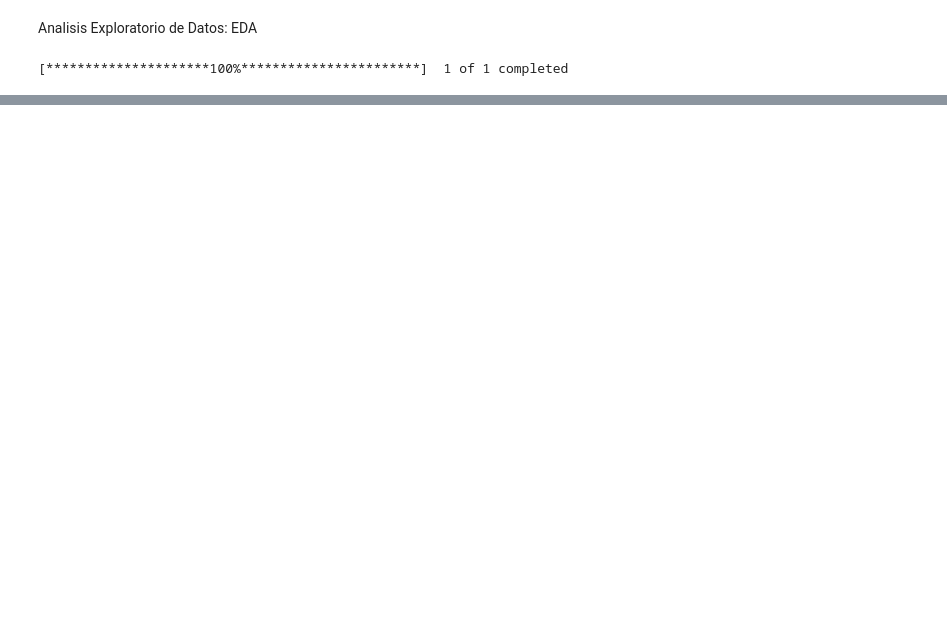
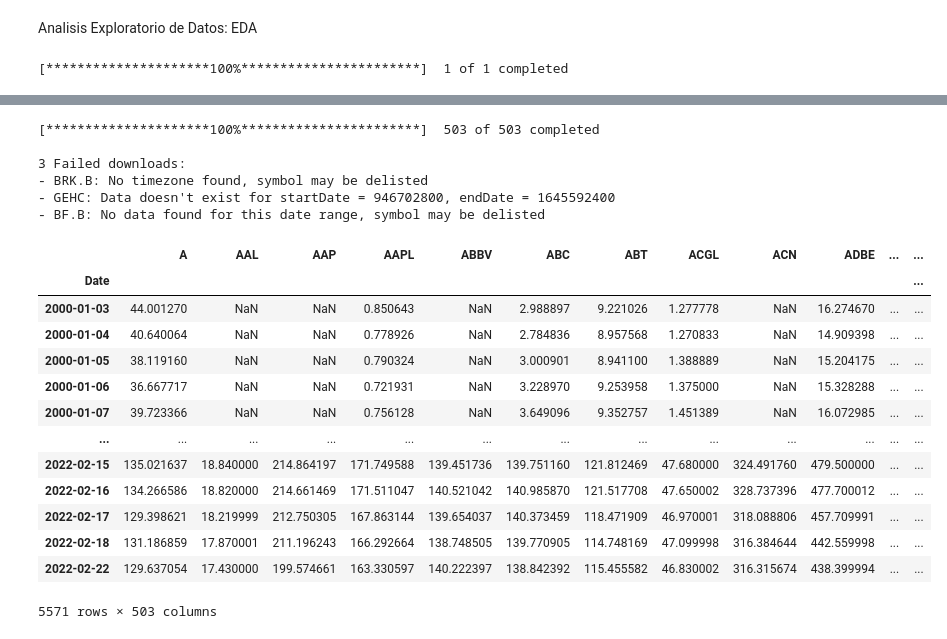
Before and after one commit to SoleEsp/PI_N2_DA, a Jupyter notebook: EDA.ipynb, the cells around one changed output, grey strips where cells are left out. Cells and saved outputs as stored; diff of their text form; code cells hidden in the pictures; blank space fills up the shorter version.

```diff
--- a/EDA.ipynb
+++ b/EDA.ipynb
@@ -57,0 +53,34 @@ historical_prices
+# %%
+# Descargar lista de empresas del S&P 500
+sp500_tickers = pd.read_html('https://en.wikipedia.org/wiki/List_of_S%26P_500_companies')[0]
+sp500_tickers = sp500_tickers.Symbol.to_list()
+
+# Descargar precios de cierre ajustados para cada empresa
+sp500_data = yf.download(sp500_tickers, start="2000-01-01", end="2022-02-23")['Adj Close']
+
+# Crear DataFrame con los precios de cierre ajustados para cada empresa
+sp500_df = pd.DataFrame(sp500_data)
+# %% [output]
+[*********************100%***********************]  503 of 503 completed
+
+3 Failed downloads:
+- BRK.B: No timezone found, symbol may be delisted
+- GEHC: Data doesn't exist for startDate = 946702800, endDate = 1645592400
+- BF.B: No data found for this date range, symbol may be delisted
+# %%
+sp500_df
+# %% [output]
+|  | A | AAL | AAP | AAPL | ABBV | ABC | ABT | ACGL | ACN | ADBE | ... | ... |
+| Date |  |  |  |  |  |  |  |  |  |  |  | ... |
+| 2000-01-03 | 44.001270 | NaN | NaN | 0.850643 | NaN | 2.988897 | 9.221026 | 1.277778 | NaN | 16.274670 | ... | ... |
+| 2000-01-04 | 40.640064 | NaN | NaN | 0.778926 | NaN | 2.784836 | 8.957568 | 1.270833 | NaN | 14.909398 | ... | ... |
+| 2000-01-05 | 38.119160 | NaN | NaN | 0.790324 | NaN | 3.000901 | 8.941100 | 1.388889 | NaN | 15.204175 | ... | ... |
+| 2000-01-06 | 36.667717 | NaN | NaN | 0.721931 | NaN | 3.228970 | 9.253958 | 1.375000 | NaN | 15.328288 | ... | ... |
+| 2000-01-07 | 39.723366 | NaN | NaN | 0.756128 | NaN | 3.649096 | 9.352757 | 1.451389 | NaN | 16.072985 | ... | ... |
+| ... | ... | ... | ... | ... | ... | ... | ... | ... | ... | ... | ... | ... |
+| 2022-02-15 | 135.021637 | 18.840000 | 214.864197 | 171.749588 | 139.451736 | 139.751160 | 121.812469 | 47.680000 | 324.491760 | 479.500000 | ... | ... |
+| 2022-02-16 | 134.266586 | 18.820000 | 214.661469 | 171.511047 | 140.521042 | 140.985870 | 121.517708 | 47.650002 | 328.737396 | 477.700012 | ... | ... |
+| 2022-02-17 | 129.398621 | 18.219999 | 212.750305 | 167.863144 | 139.654037 | 140.373459 | 118.471909 | 46.970001 | 318.088806 | 457.709991 | ... | ... |
+| 2022-02-18 | 131.186859 | 17.870001 | 211.196243 | 166.292664 | 138.748505 | 139.770905 | 114.748169 | 47.099998 | 316.384644 | 442.559998 | ... | ... |
+| 2022-02-22 | 129.637054 | 17.430000 | 199.574661 | 163.330597 | 140.222397 | 138.842392 | 115.455582 | 46.830002 | 316.315674 | 438.399994 | ... | ... |
+5571 rows × 503 columns
```
Also changed, not shown: parts of 9 cells of this notebook.
